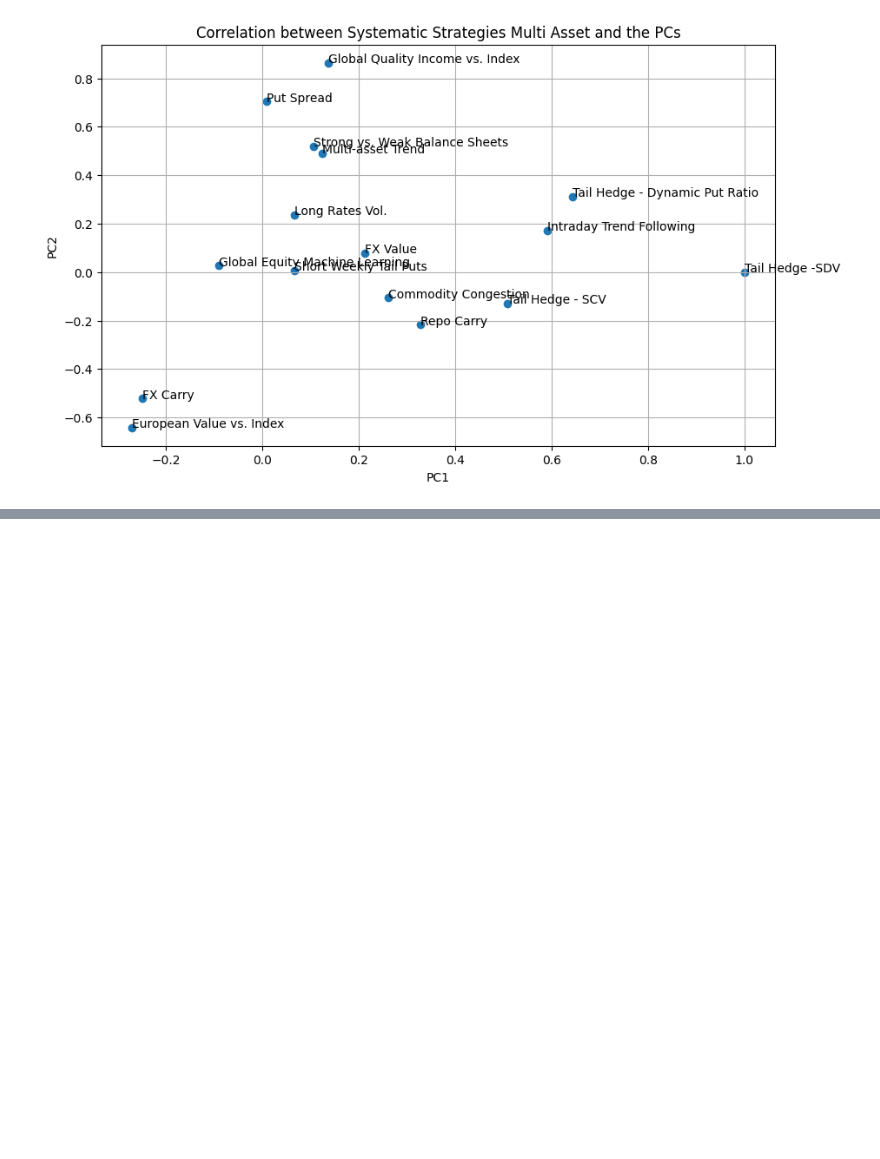
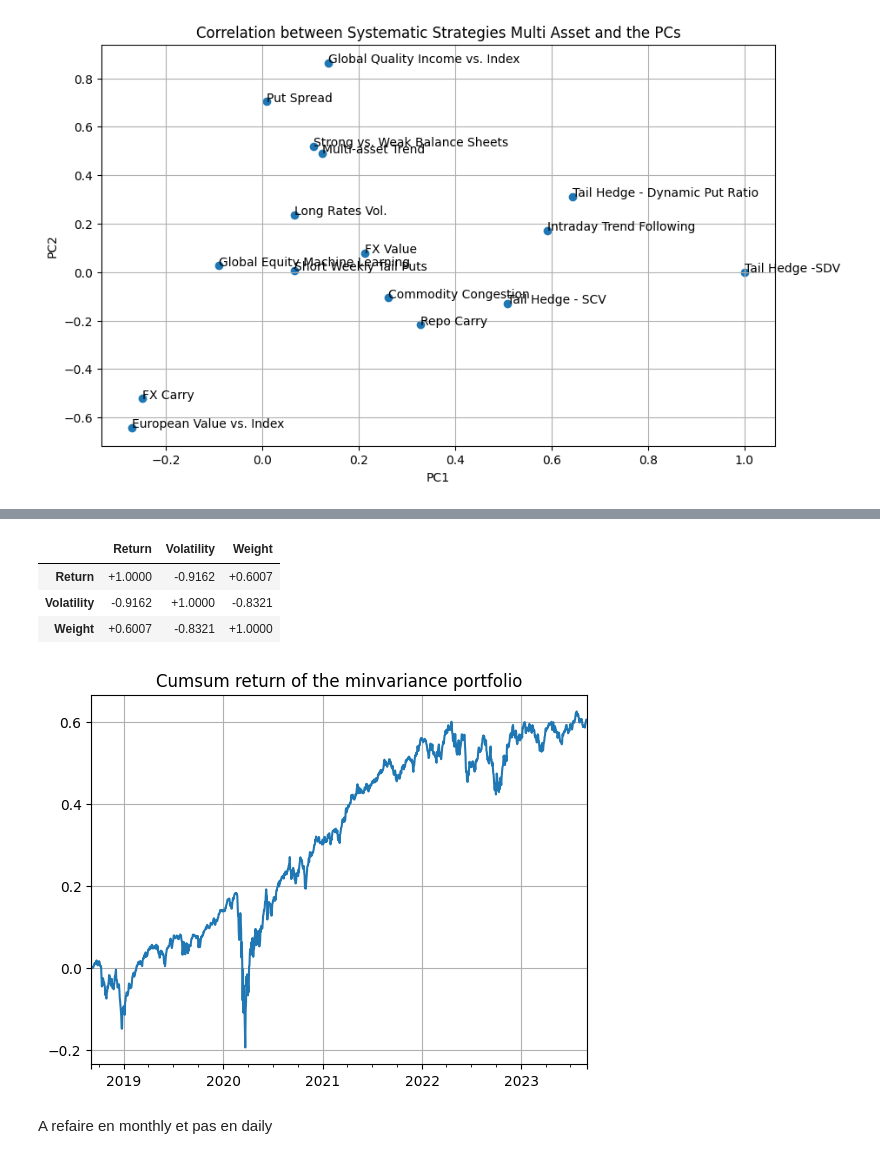
Before and after one commit to theomdvn/AlgoTrading, a Jupyter notebook: PCA.ipynb, the cells around one changed output, grey strips where cells are left out. Saved outputs shown, nothing was run; the diff lists cells and outputs as text; code cells hidden in the pictures; blank space fills up the shorter version.

```diff
--- a/PCA.ipynb
+++ b/PCA.ipynb
@@ -305,0 +375,17 @@ plt.show()
+# %%
+df_min_variance.corr().style.format(formatter='{:+.4f}').applymap(func=format_colour)
+# %% [output]
+|  | Return | Volatility | Weight |
+| Return | +1.0000 | -0.9162 | +0.6007 |
+| Volatility | -0.9162 | +1.0000 | -0.8321 |
+| Weight | +0.6007 | -0.8321 | +1.0000 |
+# %%
+weighted_returns = df_ef_returns * df_min_variance['Weight']
+weighted_returns['weighted_returns'] = weighted_returns.sum(axis = 1)
+weighted_returns['weighted_returns'].cumsum().plot()
+plt.title('Cumsum return of the minvariance portfolio')
+plt.grid(True)
+# %% [output]
+[figure, added]
+# %% [markdown]
+A refaire en monthly et pas en daily
```
Also changed, not shown: parts of 17 cells of this notebook, 2 other files.
